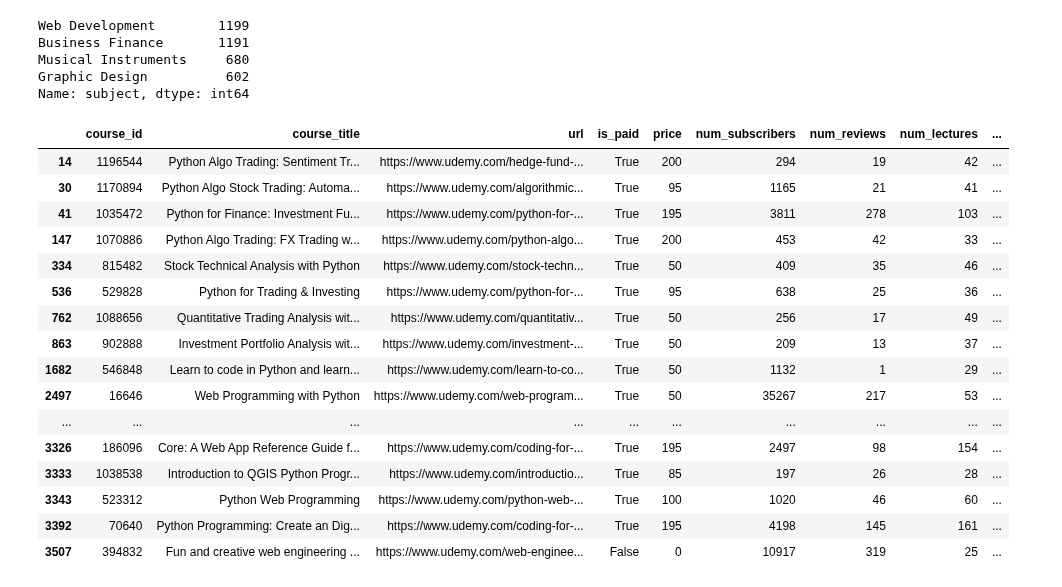
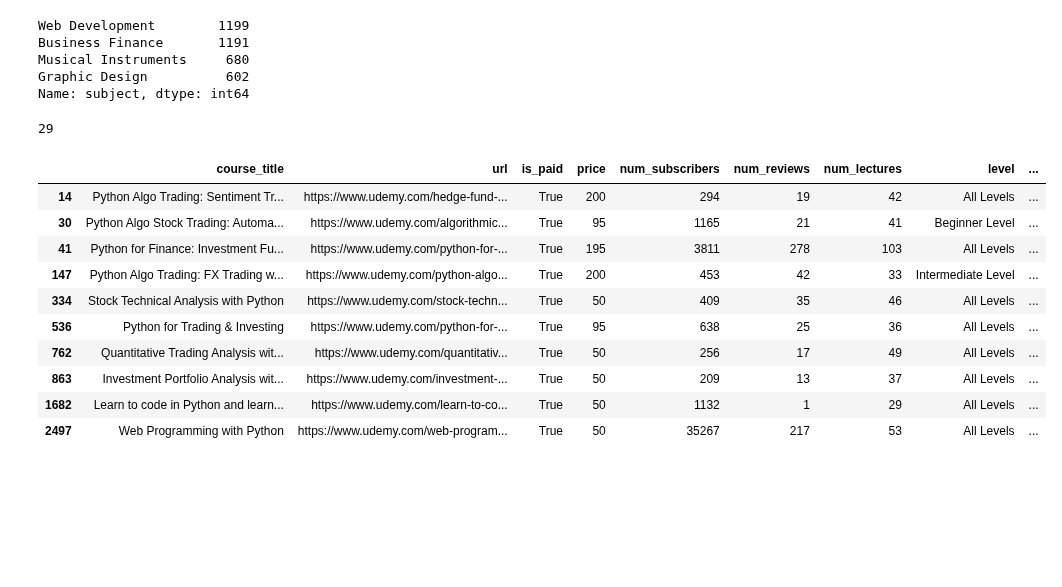
Before and after one commit to rohitcodism/ML-DS, a Jupyter notebook: Projects/Udemy Dataset Analysis/udemy.ipynb, the cells around one changed output. Drawn from its saved outputs; the diff is of its cells as text; code cells hidden in the pictures; blank space fills up the shorter version.

```diff
--- a/Projects/Udemy Dataset Analysis/udemy.ipynb
+++ b/Projects/Udemy Dataset Analysis/udemy.ipynb
@@ -310,22 +310,6 @@ Musical Instruments     680
 Graphic Design          602
 Name: subject, dtype: int64
 # %%
-dataset[dataset['course_title'].str.contains('python', case=False)]
+len(dataset[dataset['course_title'].str.contains('python', case=False)])
 # %% [output]
-|  | course_id | course_title | url | is_paid | price | num_subscribers | num_reviews | num_lectures | ... |
-| 14 | 1196544 | Python Algo Trading: Sentiment Tr... | https://www.udemy.com/hedge-fund-... | True | 200 | 294 | 19 | 42 | ... |
-| 30 | 1170894 | Python Algo Stock Trading: Automa... | https://www.udemy.com/algorithmic... | True | 95 | 1165 | 21 | 41 | ... |
-| 41 | 1035472 | Python for Finance: Investment Fu... | https://www.udemy.com/python-for-... | True | 195 | 3811 | 278 | 103 | ... |
-| 147 | 1070886 | Python Algo Trading: FX Trading w... | https://www.udemy.com/python-algo... | True | 200 | 453 | 42 | 33 | ... |
-| 334 | 815482 | Stock Technical Analysis with Python | https://www.udemy.com/stock-techn... | True | 50 | 409 | 35 | 46 | ... |
-| 536 | 529828 | Python for Trading & Investing | https://www.udemy.com/python-for-... | True | 95 | 638 | 25 | 36 | ... |
-| 762 | 1088656 | Quantitative Trading Analysis wit... | https://www.udemy.com/quantitativ... | True | 50 | 256 | 17 | 49 | ... |
-| 863 | 902888 | Investment Portfolio Analysis wit... | https://www.udemy.com/investment-... | True | 50 | 209 | 13 | 37 | ... |
-| 1682 | 546848 | Learn to code in Python and learn... | https://www.udemy.com/learn-to-co... | True | 50 | 1132 | 1 | 29 | ... |
-| 2497 | 16646 | Web Programming with Python | https://www.udemy.com/web-program... | True | 50 | 35267 | 217 | 53 | ... |
-| ... | ... | ... | ... | ... | ... | ... | ... | ... | ... |
-| 3326 | 186096 | Core: A Web App Reference Guide f... | https://www.udemy.com/coding-for-... | True | 195 | 2497 | 98 | 154 | ... |
-| 3333 | 1038538 | Introduction to QGIS Python Progr... | https://www.udemy.com/introductio... | True | 85 | 197 | 26 | 28 | ... |
-| 3343 | 523312 | Python Web Programming | https://www.udemy.com/python-web-... | True | 100 | 1020 | 46 | 60 | ... |
-| 3392 | 70640 | Python Programming: Create an Dig... | https://www.udemy.com/coding-for-... | True | 195 | 4198 | 145 | 161 | ... |
-| 3507 | 394832 | Fun and creative web engineering ... | https://www.udemy.com/web-enginee... | False | 0 | 10917 | 319 | 25 | ... |
+29
@@ -331,0 +320,14 @@ dataset[dataset['course_title'].str.contains('python', case=False)]
+# %%
+pythonDS.head(10)
+# %% [output]
+|  | course_title | url | is_paid | price | num_subscribers | num_reviews | num_lectures | level | ... |
+| 14 | Python Algo Trading: Sentiment Tr... | https://www.udemy.com/hedge-fund-... | True | 200 | 294 | 19 | 42 | All Levels | ... |
+| 30 | Python Algo Stock Trading: Automa... | https://www.udemy.com/algorithmic... | True | 95 | 1165 | 21 | 41 | Beginner Level | ... |
+| 41 | Python for Finance: Investment Fu... | https://www.udemy.com/python-for-... | True | 195 | 3811 | 278 | 103 | All Levels | ... |
+| 147 | Python Algo Trading: FX Trading w... | https://www.udemy.com/python-algo... | True | 200 | 453 | 42 | 33 | Intermediate Level | ... |
+| 334 | Stock Technical Analysis with Python | https://www.udemy.com/stock-techn... | True | 50 | 409 | 35 | 46 | All Levels | ... |
+| 536 | Python for Trading & Investing | https://www.udemy.com/python-for-... | True | 95 | 638 | 25 | 36 | All Levels | ... |
+| 762 | Quantitative Trading Analysis wit... | https://www.udemy.com/quantitativ... | True | 50 | 256 | 17 | 49 | All Levels | ... |
+| 863 | Investment Portfolio Analysis wit... | https://www.udemy.com/investment-... | True | 50 | 209 | 13 | 37 | All Levels | ... |
+| 1682 | Learn to code in Python and learn... | https://www.udemy.com/learn-to-co... | True | 50 | 1132 | 1 | 29 | All Levels | ... |
+| 2497 | Web Programming with Python | https://www.udemy.com/web-program... | True | 50 | 35267 | 217 | 53 | All Levels | ... |
```
Also changed, not shown: parts of 8 cells of this notebook.
